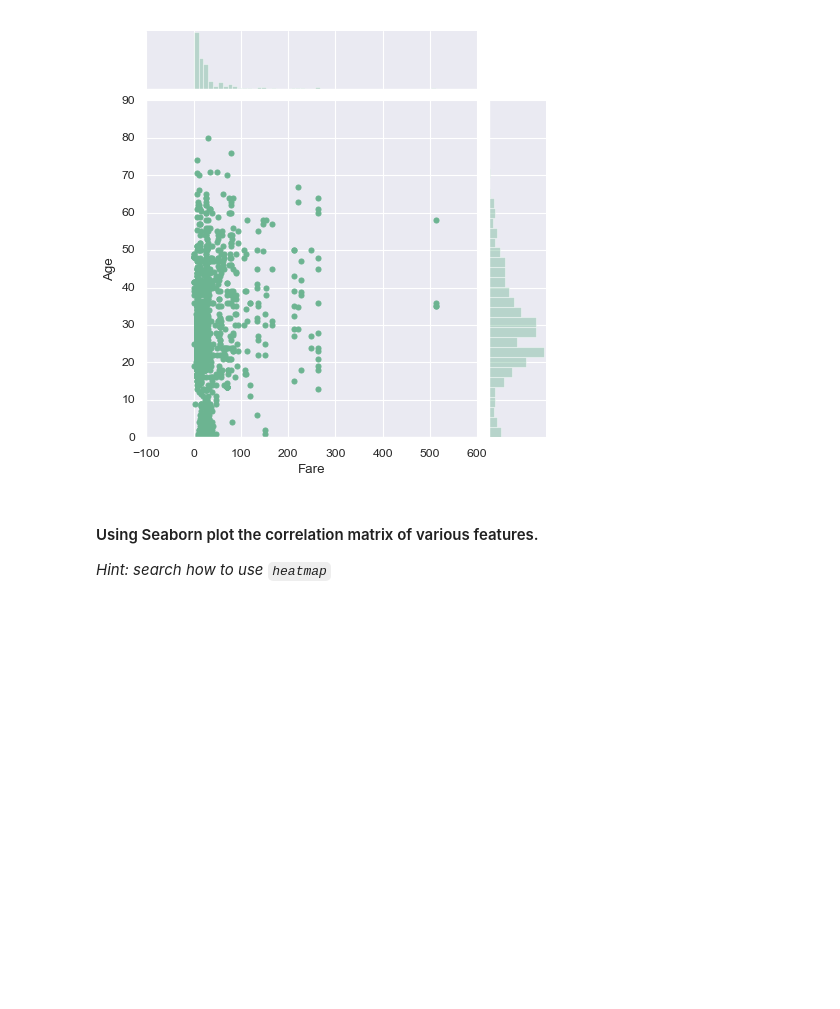
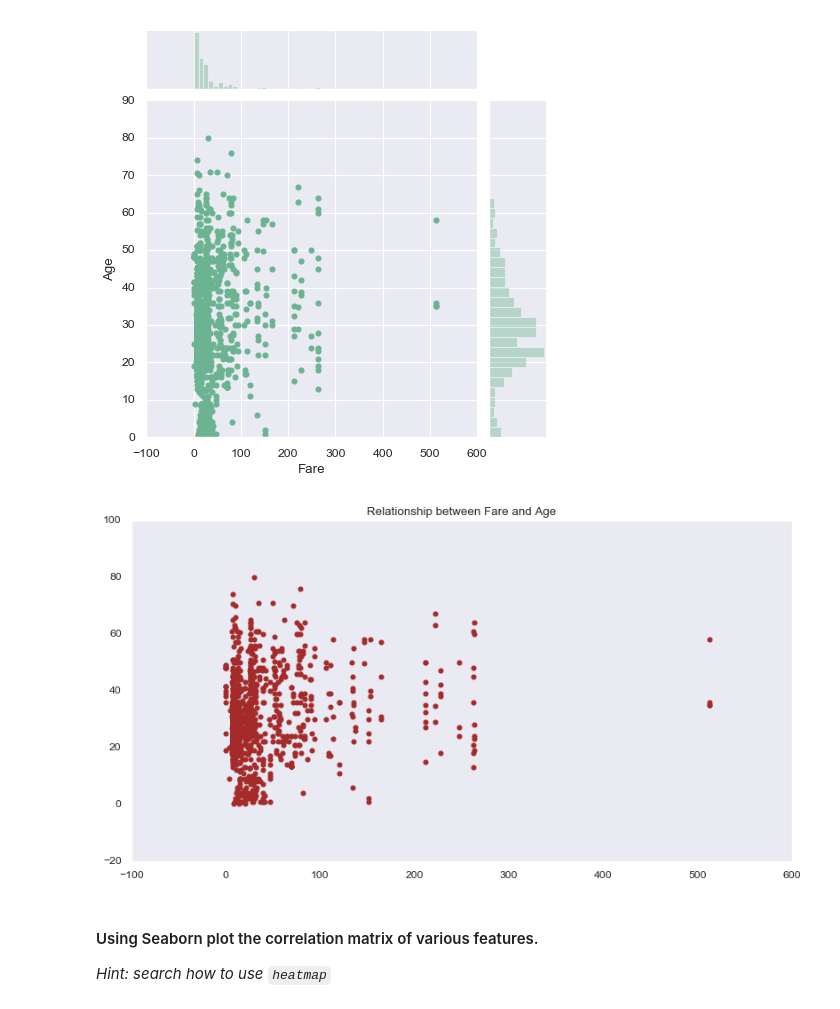
Before and after one commit to LiviaCanet/datamad0119, a Jupyter notebook: module-2/lab-matplotlib-seaborn/your-code/challenge-3.ipynb, the cells around one changed output. Saved outputs shown, nothing was run; the diff lists cells and outputs as text; code cells hidden in the pictures; blank space fills up the shorter version.

```diff
--- a/module-2/lab-matplotlib-seaborn/your-code/challenge-3.ipynb
+++ b/module-2/lab-matplotlib-seaborn/your-code/challenge-3.ipynb
@@ -203,3 +201,15 @@ sns.jointplot(x = 'Fare', y = 'Age', data = titanic, color="#6CB491")
+# %%
+# your code-2nd way
+
+#fare_age_relation = titanic.groupby(["Fare"]).agg(('Age'))
+
+plt.scatter(x = 'Fare', y = 'Age', data = titanic, color="brown")
+#plt.ylabel("Age")
+#plt.xlabel("Fare")
+plt.title("Relationship between Fare and Age")
+plt.grid()
+# %% [output]
+[figure, added]
 # %% [markdown]
 #### Using Seaborn plot the correlation matrix of various features.
 
```
Also changed, not shown: parts of 9 cells of this notebook, 3 other files.
